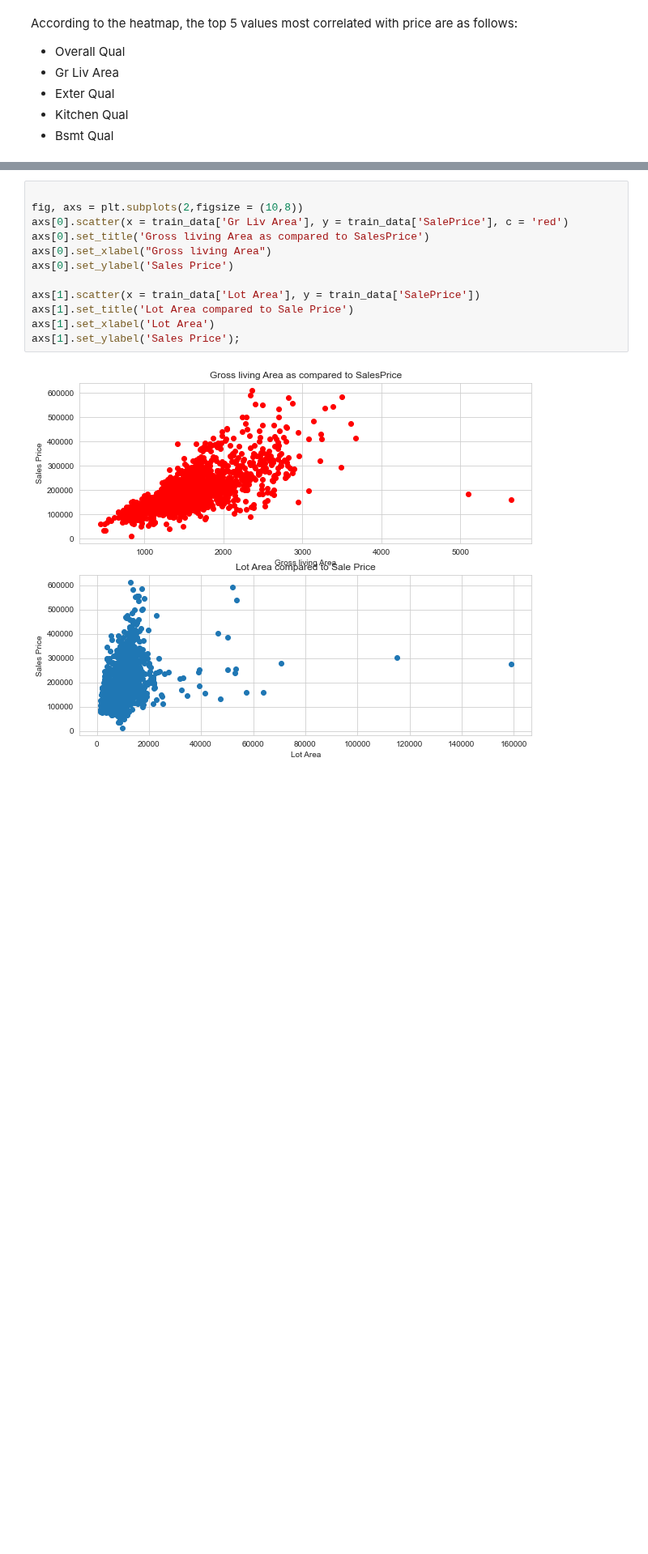
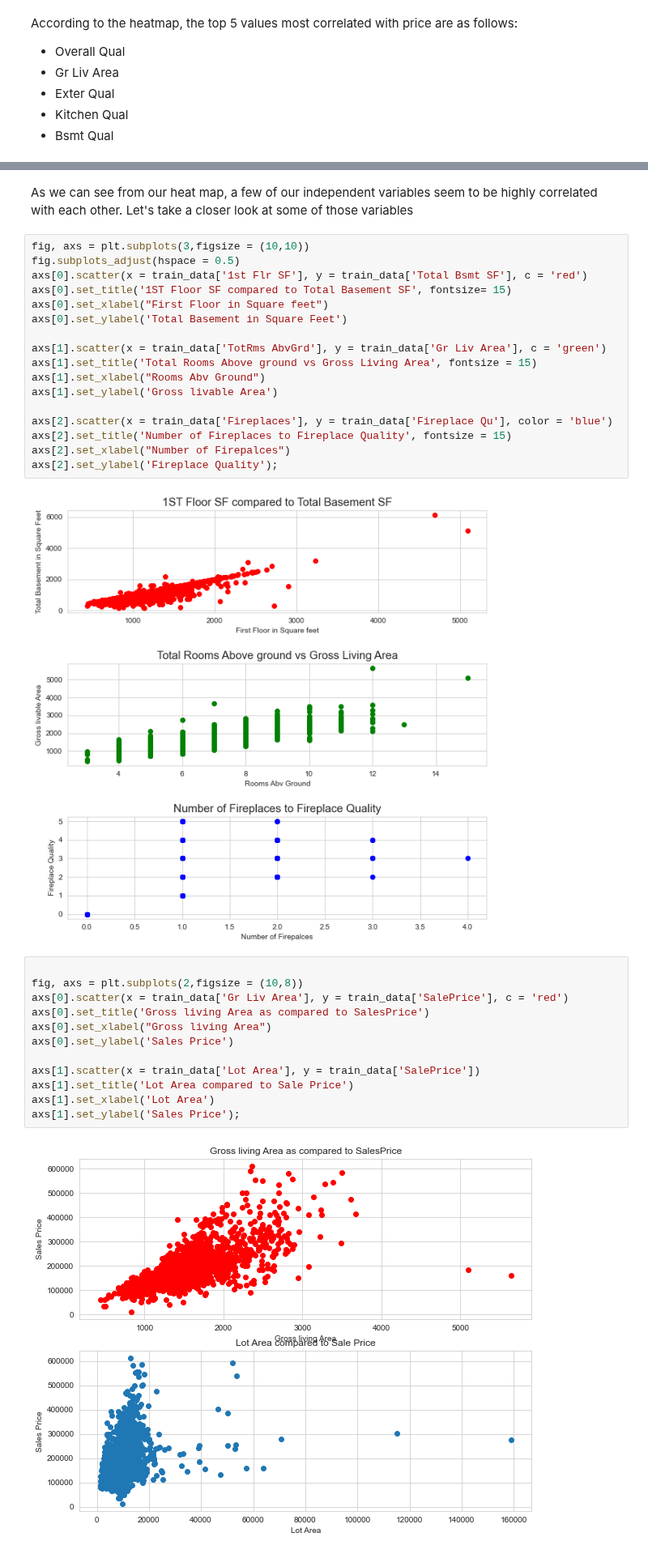
Before and after one commit to ianibogwu/Projects, a Jupyter notebook: GA-projects/02-Ames-housing/Cleaning_EDA.ipynb, the cells around one changed output, grey strips where cells are left out. Shown at 81% size. Drawn from its saved outputs; the diff is of its cells as text; blank space fills up the shorter version.

```diff
--- a/GA-projects/02-Ames-housing/Cleaning_EDA.ipynb
+++ b/GA-projects/02-Ames-housing/Cleaning_EDA.ipynb
@@ -175,3 +195,24 @@ According to the heatmap, the top 5 values most correlated with price are as fol
+# %% [markdown]
+As we can see from our heat map, a few of our independent variables seem to be highly correlated with each other. Let's take a closer look at some of those variables
+# %%
+fig, axs = plt.subplots(3,figsize = (10,10))
+fig.subplots_adjust(hspace = 0.5)
+axs[0].scatter(x = train_data['1st Flr SF'], y = train_data['Total Bsmt SF'], c = 'red')
+axs[0].set_title('1ST Floor SF compared to Total Basement SF', fontsize= 15)
+axs[0].set_xlabel("First Floor in Square feet")
+axs[0].set_ylabel('Total Basement in Square Feet')
+
+axs[1].scatter(x = train_data['TotRms AbvGrd'], y = train_data['Gr Liv Area'], c = 'green')
+axs[1].set_title('Total Rooms Above ground vs Gross Living Area', fontsize = 15)
+axs[1].set_xlabel("Rooms Abv Ground")
+axs[1].set_ylabel('Gross livable Area')
+
+axs[2].scatter(x = train_data['Fireplaces'], y = train_data['Fireplace Qu'], color = 'blue')
+axs[2].set_title('Number of Fireplaces to Fireplace Quality', fontsize = 15)
+axs[2].set_xlabel("Number of Firepalces")
+axs[2].set_ylabel('Fireplace Quality');
+# %% [output]
+[figure, added]
 # %%
 
 fig, axs = plt.subplots(2,figsize = (10,8))
```
Also changed, not shown: parts of 2 cells of this notebook.
